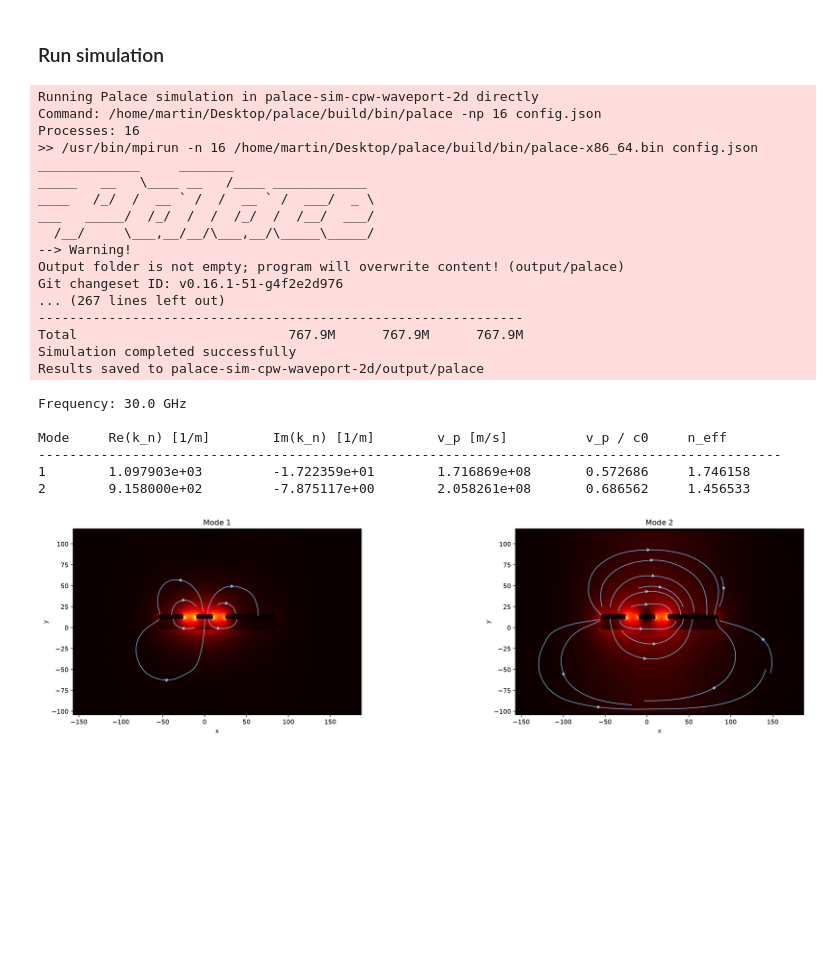
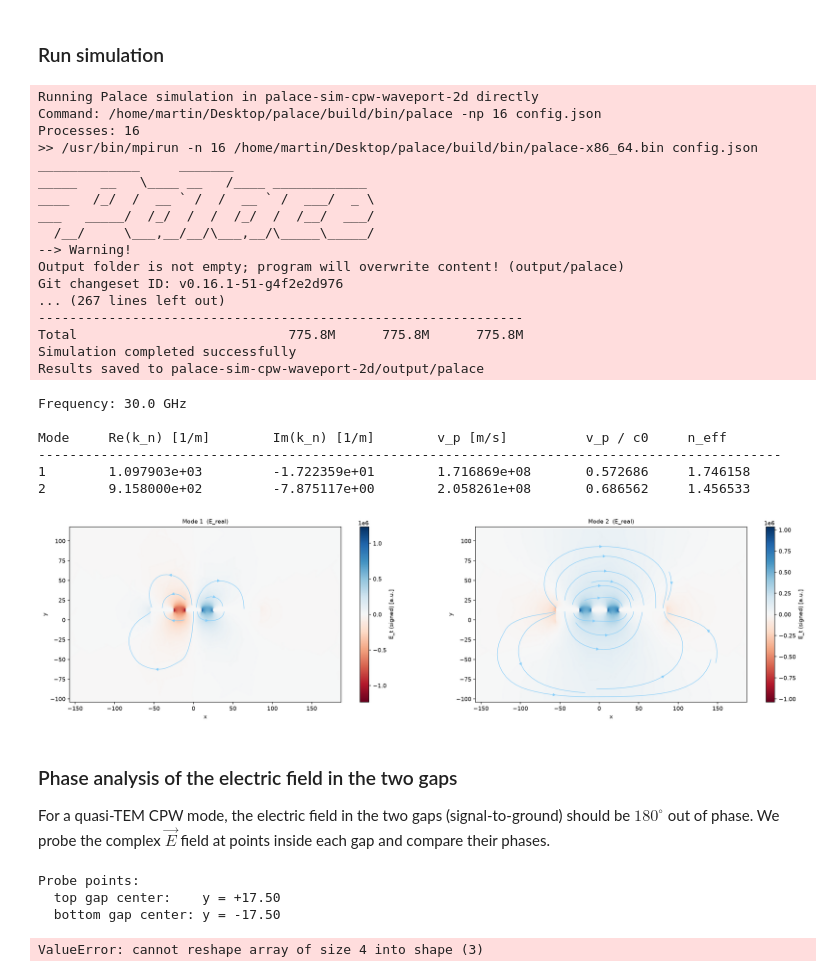
Before and after one commit to gdsfactory/gsim, a Jupyter notebook: nbs/palace_2d_cpw.ipynb, the cells around one changed output. Drawn from its saved outputs; the diff is of its cells as text; code cells hidden in the pictures; blank space fills up the shorter version.

Commit message:
fix: signed E_y colormap with diverging RdBu, centered limits, and correct axis label

```diff
--- a/nbs/palace_2d_cpw.ipynb
+++ b/nbs/palace_2d_cpw.ipynb
@@ -93,8 +96,8 @@ c = gsg_electrode(
     length=800,
     s_width=20,
     g_width=40,
-    g_width_top=60,
-    g_width_bottom=30,
+    g_width_top=40,
+    g_width_bottom=40,
     gap_width_top=15,
     gap_width_bottom=15,
 )
@@ -177,7 +181,7 @@ Output folder is not empty; program will overwrite content! (output/palace)
 Git changeset ID: v0.16.1-51-g4f2e2d976
 ... (267 lines left out)
 --------------------------------------------------------------
-Total                           767.9M      767.9M      767.9M
+Total                           775.8M      775.8M      775.8M
 Simulation completed successfully
 Results saved to palace-sim-cpw-waveport-2d/output/palace
 # %%
@@ -185,32 +189,99 @@ import importlib
 
 import gsim.palace.field_viz as field_viz
 import gsim.palace.results as palace_results
 from gsim.palace import plot_fields_2d
 
 # Reload to ensure notebook uses latest implementation from disk.
 importlib.reload(field_viz)
 importlib.reload(palace_results)
 
 # If this kernel still holds an older PalaceTextResults object (e.g. from a
 # previous run_local that didn't set freq_hz), patch in the correct frequency.
 if not hasattr(mode_results, "freq_hz") or mode_results.freq_hz is None:
     mode_results.freq_hz = freq
 
 # Pretty-print mode summaries with phase velocity (Im/Re k_n, v_p, n_eff).
 mode_results.print()
 
 # Centralized plotting utility from gsim source with tuned defaults.
-# For boundary mode, cycles=[1, 2] selects the ParaView cycles corresponding
+# For boundary mode, cycles=[1, 2] selects the ParaView cycles corresponding.
+# Use chip_bounds to crop the airbox — here (y_min, y_max, z_min, z_max)
+# covers the electrode stack without the surrounding air region.
+# chip_ymax = 90  # g_width_top/2 + max_gap + s_width/2 + margin
+# chip_ymin = -60
+# chip_zmax = 30.0  # top of metal + small margin
+# chip_zmin = -10.0  # bottom of stack + small margin
+
 fig, axes, stream_inputs_list = plot_fields_2d(
     "./palace-sim-cpw-waveport-2d",
+    field="E_real",
+    scalar="real",
     cycles=[1, 2],
+    # chip_bounds=(chip_ymin, chip_ymax, chip_zmin, chip_zmax),
     show=True,
 )
 # %% [output]
 Frequency: 30.0 GHz
 
 Mode     Re(k_n) [1/m]        Im(k_n) [1/m]        v_p [m/s]          v_p / c0     n_eff
 -----------------------------------------------------------------------------------------------
 1        1.097903e+03         -1.722359e+01        1.716869e+08       0.572686     1.746158
 2        9.158000e+02         -7.875117e+00        2.058261e+08       0.686562     1.456533
-[figure, old version]
+[figure, new version]
+# %% [markdown]
+### Phase analysis of the electric field in the two gaps
+
+For a quasi-TEM CPW mode, the electric field in the two gaps (signal-to-ground) should be $180^\circ$ out of phase. We probe the complex $\vec{E}$ field at points inside each gap and compare their phases.
+# %%
+import numpy as np
+import pyvista as pv
+
+from gsim.palace.results import load_fields
+
+# Geometry parameters matching the gsg_electrode() call above.
+_s_width = 20
+_gap_width_top = 15
+_gap_width_bottom = 15
+
+# Probe points: middle of each gap, at the metal layer height (z ~ 0).
+#   top gap center:    y = +s_width/2 + gap_width_top/2
+#   bottom gap center: y = -s_width/2 - gap_width_bottom/2
+gap_top_y = _s_width / 2 + _gap_width_top / 2
+gap_bot_y = -(_s_width / 2 + _gap_width_bottom / 2)
+probe_pts = np.array([[0.0, gap_top_y, 0.0], [0.0, gap_bot_y, 0.0]])
+
+print("Probe points:")
+print(f"  top gap center:    y = {gap_top_y:+.2f}")
+print(f"  bottom gap center: y = {gap_bot_y:+.2f}\n")
+
+for mode_idx in [1, 2]:
+    ds = load_fields("./palace-sim-cpw-waveport-2d", cycle=mode_idx)
+
+    # Build a pyvista PolyData probe set and sample the dataset.
+    probe = pv.PolyData(probe_pts)
+    sampled = probe.sample(ds, snap_to_closest_point=True)
+
+    # Complex E = E_real + 1j * E_imag (3-component vectors).
+    er = np.asarray(sampled.point_data["E_real"]).reshape(-1, 3)
+    ei = np.asarray(sampled.point_data["E_imag"]).reshape(-1, 3)
+    ec = er + 1j * ei
+
+    # Use the vector sum's phase as a robust scalar.
+    phase_top = np.angle(np.sum(ec[0]))
+    phase_bot = np.angle(np.sum(ec[1]))
+    delta = np.degrees(phase_top - phase_bot)
+    delta = (delta + 180.0) % 360.0 - 180.0  # wrap to (-180, 180]
+
+    print(f"Mode {mode_idx}:")
+    print(
+        f"  top gap    |E|={np.abs(ec[0]).mean():.4e},  phase={np.degrees(phase_top):+7.1f} deg"
+    )
+    print(
+        f"  bottom gap |E|={np.abs(ec[1]).mean():.4e},  phase={np.degrees(phase_bot):+7.1f} deg"
+    )
+    print(f"  phase difference = {delta:+7.1f} deg  (expect ~180 for quasi-TEM)\n")
+# %% [output]
+Probe points:
+  top gap center:    y = +17.50
+  bottom gap center: y = -17.50
+ValueError: cannot reshape array of size 4 into shape (3)
```
Also changed, not shown: parts of 2 cells of this notebook, 2 other files.
